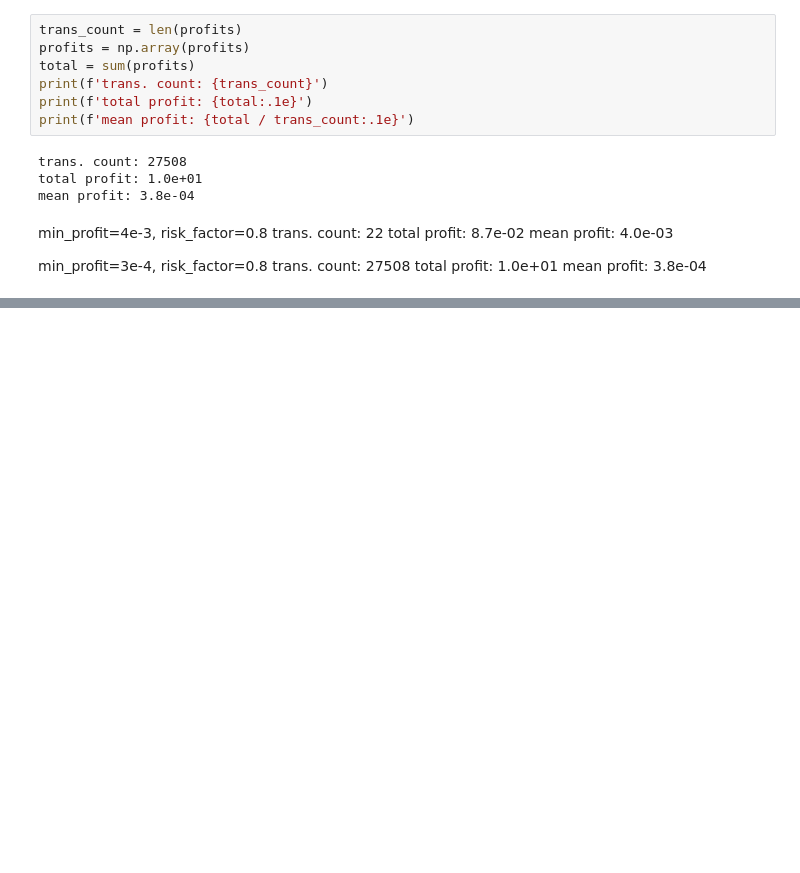
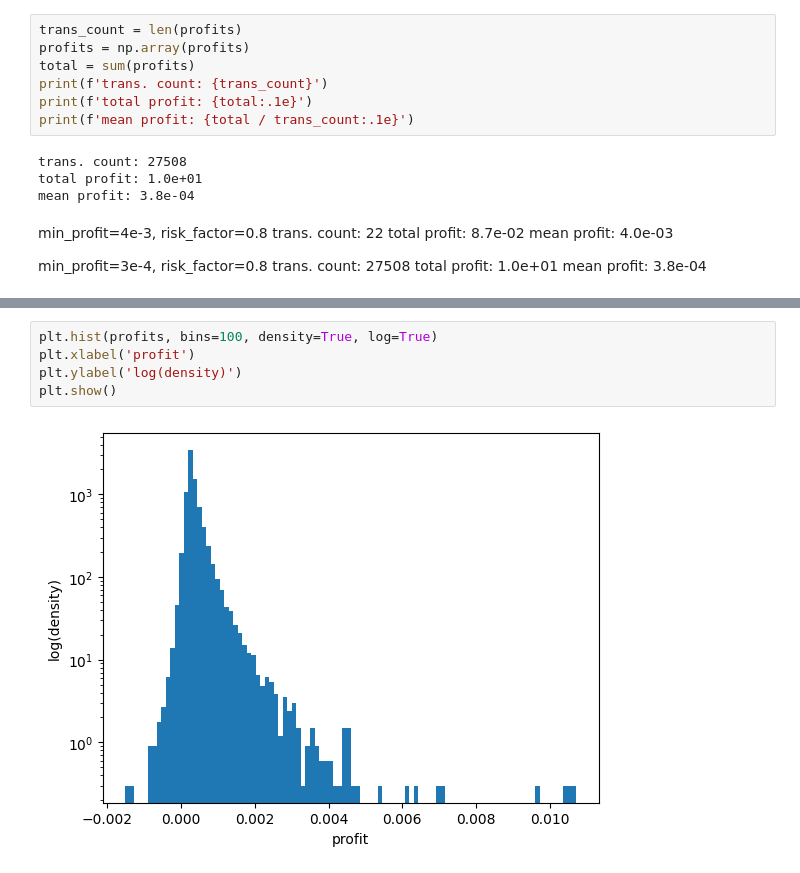
Before and after one commit to stefanzarembinski/szx81, a Jupyter notebook: src/forecast.ipynb, the cells around one changed output, grey strips where cells are left out. Saved outputs shown, nothing was run; the diff lists cells and outputs as text; blank space fills up the shorter version.

```diff
--- a/src/forecast.ipynb
+++ b/src/forecast.ipynb
@@ -196,0 +219,7 @@ mean profit: 3.8e-04
+# %%
+plt.hist(profits, bins=100, density=True, log=True)
+plt.xlabel('profit')
+plt.ylabel('log(density)')
+plt.show()
+# %% [output]
+[figure, added]
```
Also changed, not shown: parts of 6 cells of this notebook, 1 other file.
